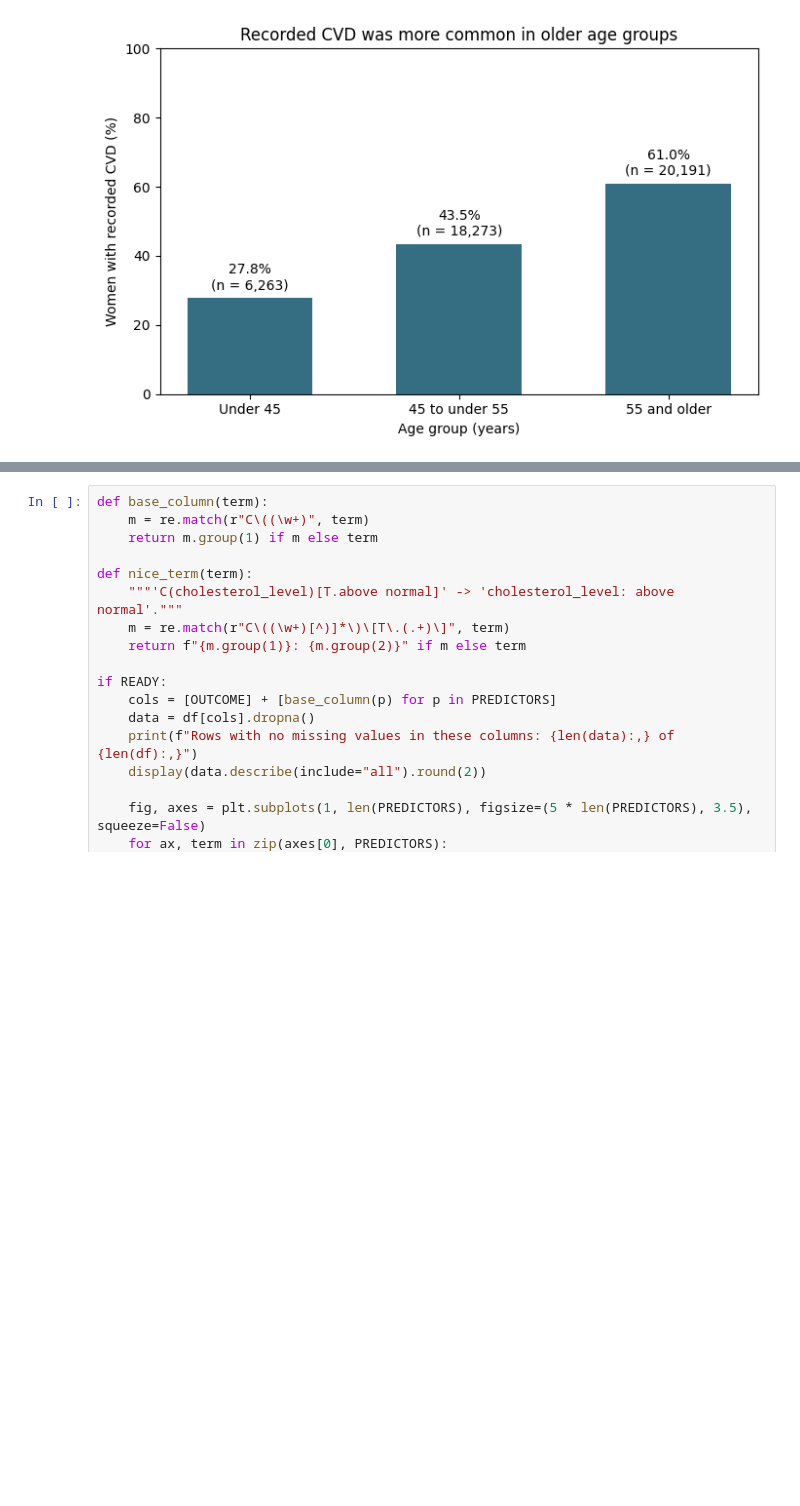
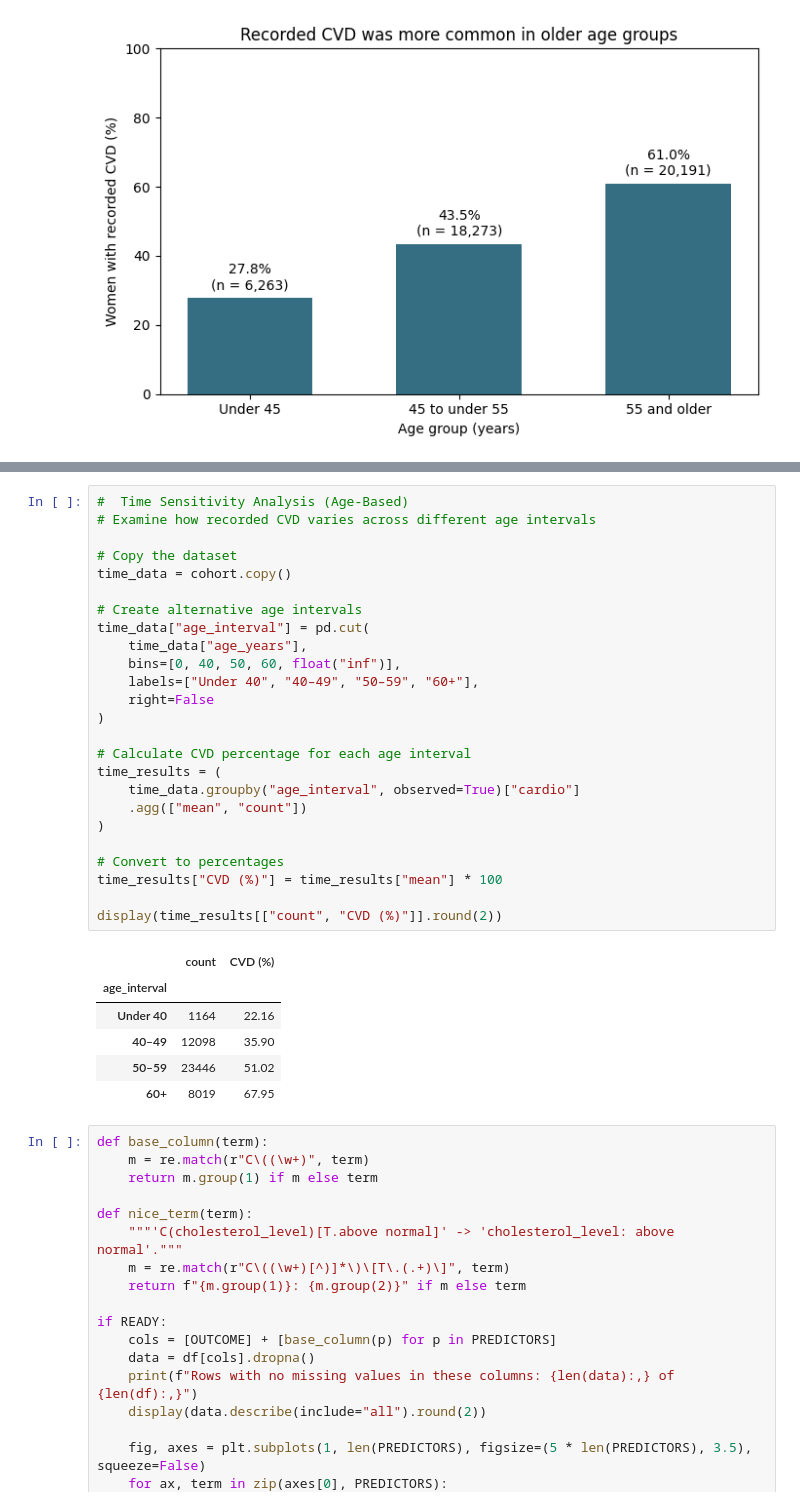
Before and after one commit to lxie0682/cvd-women-Heartthrobs, a Jupyter notebook: track-02/team/notebooks/02_analysis.ipynb, the cells around one changed output, grey strips where cells are left out. Drawn from its saved outputs; the diff is of its cells as text; blank space fills up the shorter version.

```diff
--- a/track-02/team/notebooks/02_analysis.ipynb
+++ b/track-02/team/notebooks/02_analysis.ipynb
@@ -214,3 +393,35 @@ plt.show()
+# %%
+#  Time Sensitivity Analysis (Age-Based)
+# Examine how recorded CVD varies across different age intervals
+
+# Copy the dataset
+time_data = cohort.copy()
+
+# Create alternative age intervals
+time_data["age_interval"] = pd.cut(
+    time_data["age_years"],
+    bins=[0, 40, 50, 60, float("inf")],
+    labels=["Under 40", "40–49", "50–59", "60+"],
+    right=False
+)
+
+# Calculate CVD percentage for each age interval
+time_results = (
+    time_data.groupby("age_interval", observed=True)["cardio"]
+    .agg(["mean", "count"])
+)
+
+# Convert to percentages
+time_results["CVD (%)"] = time_results["mean"] * 100
+
+display(time_results[["count", "CVD (%)"]].round(2))
+# %% [output]
+|  | count | CVD (%) |
+| age_interval |  |  |
+| Under 40 | 1164 | 22.16 |
+| 40–49 | 12098 | 35.90 |
+| 50–59 | 23446 | 51.02 |
+| 60+ | 8019 | 67.95 |
 # %%
 def base_column(term):
     m = re.match(r"C\((\w+)", term)
```
Also changed, not shown: parts of 5 cells of this notebook.
